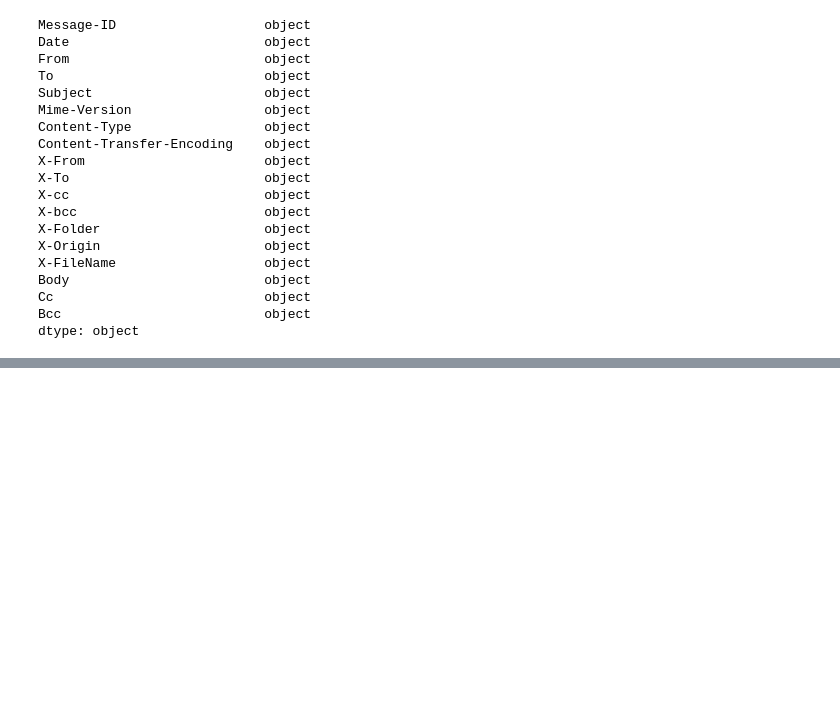
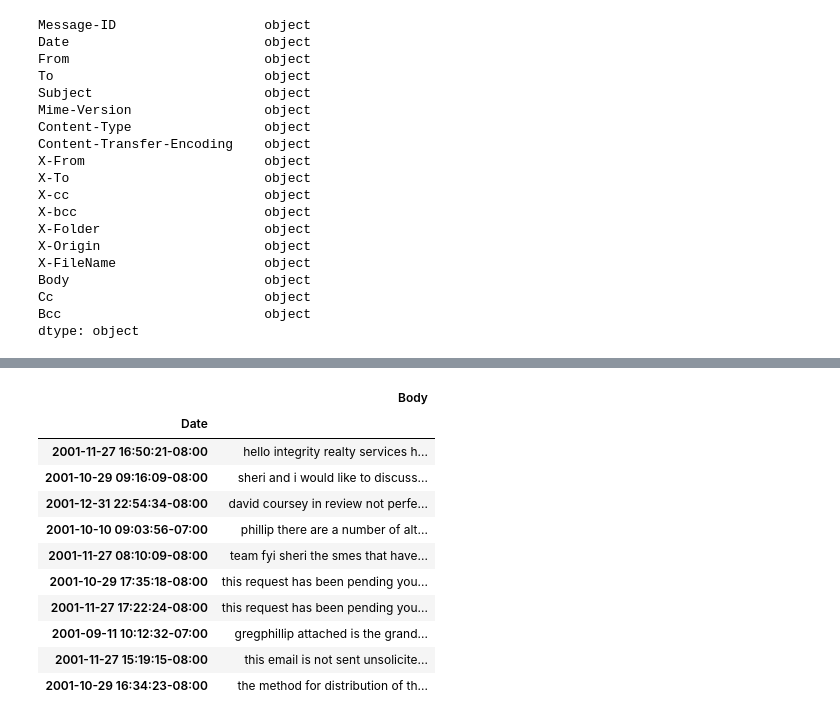
Before and after one commit to mtfaye/features-extraction, a Jupyter notebook: notebooks/1.0-mtf-initial-EDA.ipynb, the cells around one changed output, grey strips where cells are left out. Saved outputs shown, nothing was run; the diff lists cells and outputs as text; code cells hidden in the pictures; blank space fills up the shorter version.

```diff
--- a/notebooks/1.0-mtf-initial-EDA.ipynb
+++ b/notebooks/1.0-mtf-initial-EDA.ipynb
@@ -66,0 +215,17 @@ raw_df.describe()
+# %%
+# Let's take a look at the updated text
+data_clean = pd.DataFrame(data_clean.Body.apply(round2))
+data_clean.sample(10)
+# %% [output]
+|  | Body |
+| Date |  |
+| 2001-11-27 16:50:21-08:00 | hello integrity realty services h... |
+| 2001-10-29 09:16:09-08:00 | sheri and i would like to discuss... |
+| 2001-12-31 22:54:34-08:00 | david coursey in review not perfe... |
+| 2001-10-10 09:03:56-07:00 | phillip there are a number of alt... |
+| 2001-11-27 08:10:09-08:00 | team fyi sheri the smes that have... |
+| 2001-10-29 17:35:18-08:00 | this request has been pending you... |
+| 2001-11-27 17:22:24-08:00 | this request has been pending you... |
+| 2001-09-11 10:12:32-07:00 | gregphillip attached is the grand... |
+| 2001-11-27 15:19:15-08:00 | this email is not sent unsolicite... |
+| 2001-10-29 16:34:23-08:00 | the method for distribution of th... |
```
Also changed, not shown: parts of 25 cells of this notebook, 16 other files.
